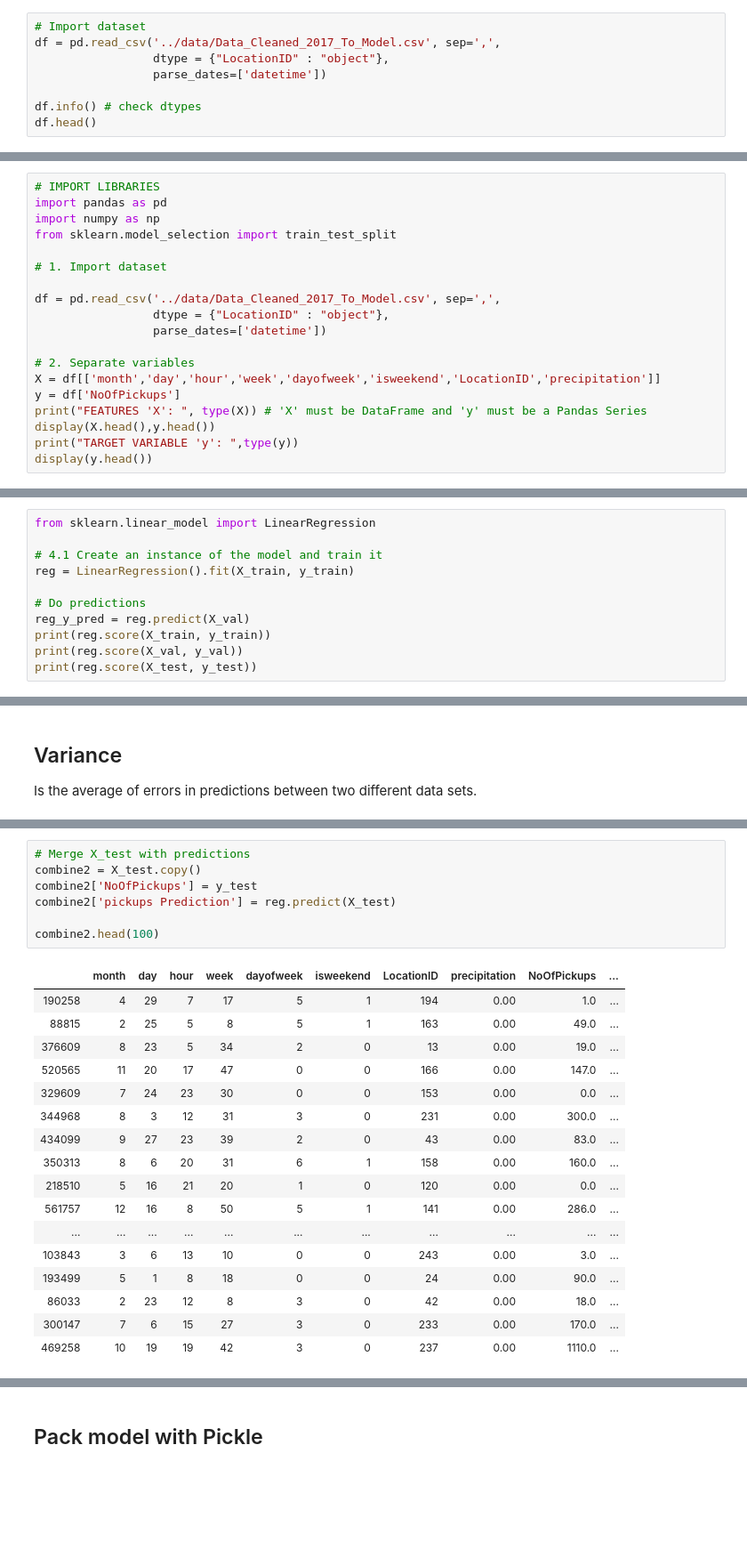
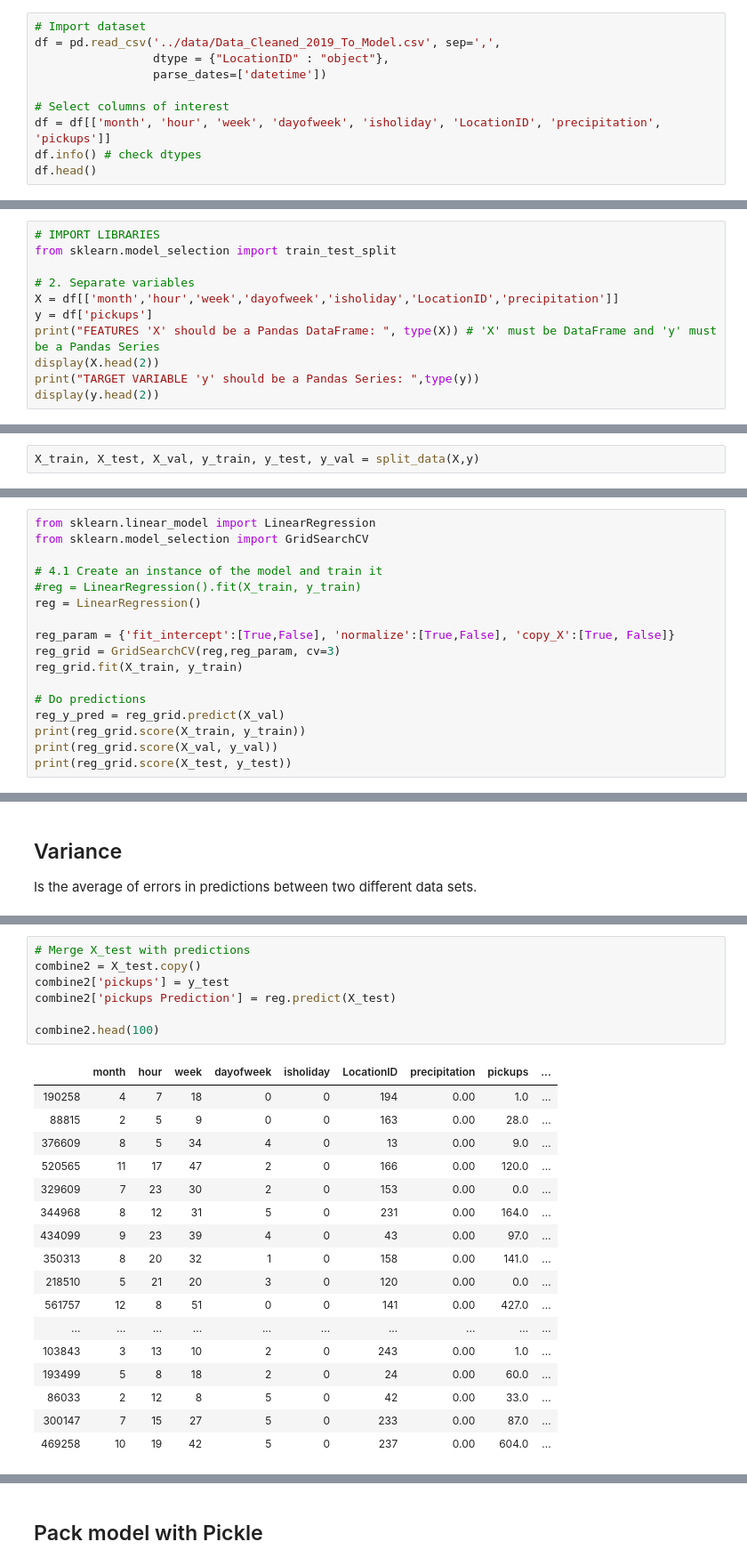
Before and after one commit to angelrps/MasterDataScience_FinalProject, a Jupyter notebook: notebooks/Modelling_01.ipynb, the cells around one changed output, grey strips where cells are left out. Shown at 89% size. Cells and saved outputs as stored; diff of their text form; blank space fills up the shorter version.

```diff
--- a/notebooks/Modelling_01.ipynb
+++ b/notebooks/Modelling_01.ipynb
@@ -40,9 +42,11 @@ from sklearn.model_selection import train_test_split
 # %%
 # Import dataset
-df = pd.read_csv('../data/Data_Cleaned_2017_To_Model.csv', sep=',',
+df = pd.read_csv('../data/Data_Cleaned_2019_To_Model.csv', sep=',',
                  dtype = {"LocationID" : "object"},
                  parse_dates=['datetime'])
 
+# Select columns of interest
+df = df[['month', 'hour', 'week', 'dayofweek', 'isholiday', 'LocationID', 'precipitation', 'pickups']]
 df.info() # check dtypes
 df.head()
 # %% [output]
@@ -84,20 +86,12 @@ OUTPUT: (must Pandas Series)
 # %%
 # IMPORT LIBRARIES
-import pandas as pd
-import numpy as np
 from sklearn.model_selection import train_test_split
 
-# 1. Import dataset
-
-df = pd.read_csv('../data/Data_Cleaned_2017_To_Model.csv', sep=',',
-                 dtype = {"LocationID" : "object"},
-                 parse_dates=['datetime'])
-
 # 2. Separate variables
-X = df[['month','day','hour','week','dayofweek','isweekend','LocationID','precipitation']]
-y = df['NoOfPickups']
-print("FEATURES 'X': ", type(X)) # 'X' must be DataFrame and 'y' must be a Pandas Series
-display(X.head(),y.head())
-print("TARGET VARIABLE 'y': ",type(y))
-display(y.head())
+X = df[['month','hour','week','dayofweek','isholiday','LocationID','precipitation']]
+y = df['pickups']
+print("FEATURES 'X' should be a Pandas DataFrame: ", type(X)) # 'X' must be DataFrame and 'y' must be a Pandas Series
+display(X.head(2))
+print("TARGET VARIABLE 'y' should be a Pandas Series: ",type(y))
+display(y.head(2))
 # %% [output]
@@ -173,0 +135,2 @@ X_train, X_val, y_train, y_val \
+# %%
+X_train, X_test, X_val, y_train, y_test, y_val = split_data(X,y)
@@ -206,13 +206,19 @@ Values from 0 to 1. Best is 1.<br>
 My model has a very poor score....
 # %%
 from sklearn.linear_model import LinearRegression
+from sklearn.model_selection import GridSearchCV
 
 # 4.1 Create an instance of the model and train it
-reg = LinearRegression().fit(X_train, y_train)
+#reg = LinearRegression().fit(X_train, y_train)
+reg = LinearRegression()
+
+reg_param = {'fit_intercept':[True,False], 'normalize':[True,False], 'copy_X':[True, False]}
+reg_grid = GridSearchCV(reg,reg_param, cv=3)
+reg_grid.fit(X_train, y_train)
 
 # Do predictions
-reg_y_pred = reg.predict(X_val)
-print(reg.score(X_train, y_train))
-print(reg.score(X_val, y_val))
-print(reg.score(X_test, y_test))
+reg_y_pred = reg_grid.predict(X_val)
+print(reg_grid.score(X_train, y_train))
+print(reg_grid.score(X_val, y_val))
+print(reg_grid.score(X_test, y_test))
 # %% [output]
@@ -360,28 +429,28 @@ combine.head(100)
 # %%
 # Merge X_test with predictions
 combine2 = X_test.copy()
-combine2['NoOfPickups'] = y_test
+combine2['pickups'] = y_test
 combine2['pickups Prediction'] = reg.predict(X_test)
 
 combine2.head(100)
 # %% [output]
-|  | month | day | hour | week | dayofweek | isweekend | LocationID | precipitation | NoOfPickups | ... |
-| 190258 | 4 | 29 | 7 | 17 | 5 | 1 | 194 | 0.00 | 1.0 | ... |
-| 88815 | 2 | 25 | 5 | 8 | 5 | 1 | 163 | 0.00 | 49.0 | ... |
-| 376609 | 8 | 23 | 5 | 34 | 2 | 0 | 13 | 0.00 | 19.0 | ... |
-| 520565 | 11 | 20 | 17 | 47 | 0 | 0 | 166 | 0.00 | 147.0 | ... |
-| 329609 | 7 | 24 | 23 | 30 | 0 | 0 | 153 | 0.00 | 0.0 | ... |
-| 344968 | 8 | 3 | 12 | 31 | 3 | 0 | 231 | 0.00 | 300.0 | ... |
-| 434099 | 9 | 27 | 23 | 39 | 2 | 0 | 43 | 0.00 | 83.0 | ... |
-| 350313 | 8 | 6 | 20 | 31 | 6 | 1 | 158 | 0.00 | 160.0 | ... |
-| 218510 | 5 | 16 | 21 | 20 | 1 | 0 | 120 | 0.00 | 0.0 | ... |
-| 561757 | 12 | 16 | 8 | 50 | 5 | 1 | 141 | 0.00 | 286.0 | ... |
-| ... | ... | ... | ... | ... | ... | ... | ... | ... | ... | ... |
-| 103843 | 3 | 6 | 13 | 10 | 0 | 0 | 243 | 0.00 | 3.0 | ... |
-| 193499 | 5 | 1 | 8 | 18 | 0 | 0 | 24 | 0.00 | 90.0 | ... |
-| 86033 | 2 | 23 | 12 | 8 | 3 | 0 | 42 | 0.00 | 18.0 | ... |
-| 300147 | 7 | 6 | 15 | 27 | 3 | 0 | 233 | 0.00 | 170.0 | ... |
-| 469258 | 10 | 19 | 19 | 42 | 3 | 0 | 237 | 0.00 | 1110.0 | ... |
+|  | month | hour | week | dayofweek | isholiday | LocationID | precipitation | pickups | ... |
+| 190258 | 4 | 7 | 18 | 0 | 0 | 194 | 0.00 | 1.0 | ... |
+| 88815 | 2 | 5 | 9 | 0 | 0 | 163 | 0.00 | 28.0 | ... |
+| 376609 | 8 | 5 | 34 | 4 | 0 | 13 | 0.00 | 9.0 | ... |
+| 520565 | 11 | 17 | 47 | 2 | 0 | 166 | 0.00 | 120.0 | ... |
+| 329609 | 7 | 23 | 30 | 2 | 0 | 153 | 0.00 | 0.0 | ... |
+| 344968 | 8 | 12 | 31 | 5 | 0 | 231 | 0.00 | 164.0 | ... |
+| 434099 | 9 | 23 | 39 | 4 | 0 | 43 | 0.00 | 97.0 | ... |
+| 350313 | 8 | 20 | 32 | 1 | 0 | 158 | 0.00 | 141.0 | ... |
+| 218510 | 5 | 21 | 20 | 3 | 0 | 120 | 0.00 | 0.0 | ... |
+| 561757 | 12 | 8 | 51 | 0 | 0 | 141 | 0.00 | 427.0 | ... |
+| ... | ... | ... | ... | ... | ... | ... | ... | ... | ... |
+| 103843 | 3 | 13 | 10 | 2 | 0 | 243 | 0.00 | 1.0 | ... |
+| 193499 | 5 | 8 | 18 | 2 | 0 | 24 | 0.00 | 60.0 | ... |
+| 86033 | 2 | 12 | 8 | 5 | 0 | 42 | 0.00 | 33.0 | ... |
+| 300147 | 7 | 15 | 27 | 5 | 0 | 233 | 0.00 | 87.0 | ... |
+| 469258 | 10 | 19 | 42 | 5 | 0 | 237 | 0.00 | 604.0 | ... |
 # %%
 predictions = reg.predict(X_test)
 X_test_g = X_test.groupby(['month', 'day','hour','LocationID']).sum()
```
Also changed, not shown: parts of 35 cells of this notebook.
